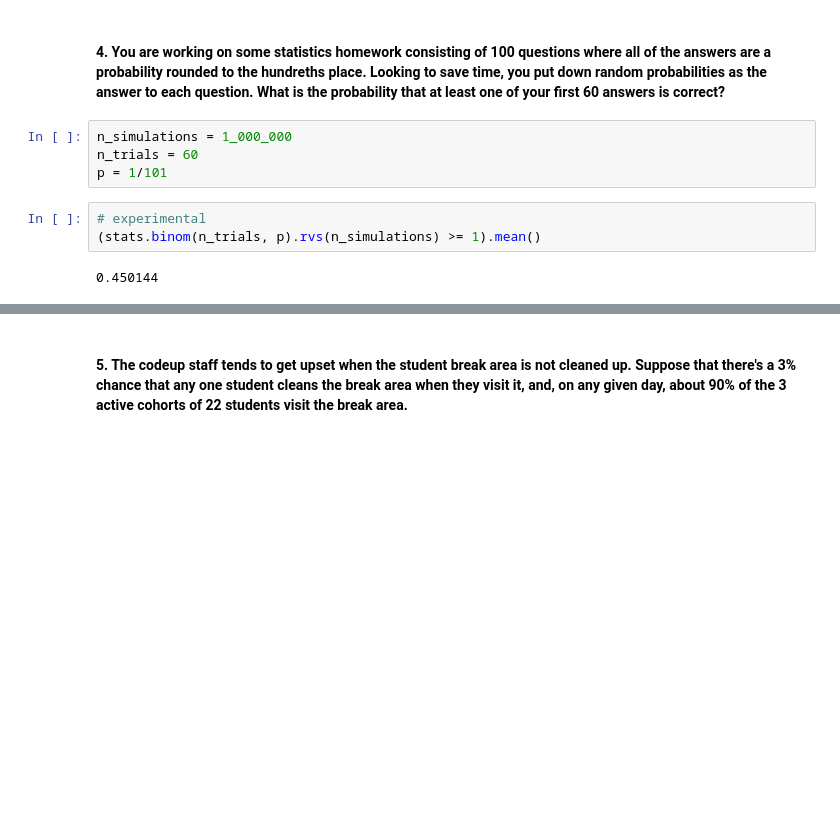
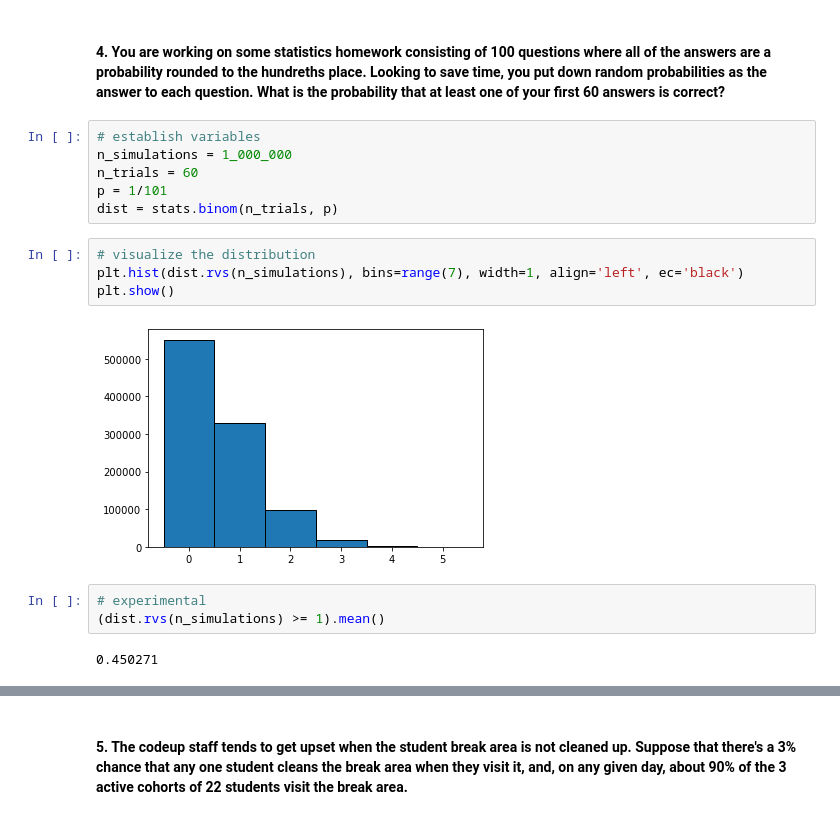
Before and after one commit to bensmith07/statistics-exercises, a Jupyter notebook: probability_distributions.ipynb, the cells around one changed output, grey strips where cells are left out. Drawn from its saved outputs; the diff is of its cells as text; blank space fills up the shorter version.

```diff
--- a/probability_distributions.ipynb
+++ b/probability_distributions.ipynb
@@ -137,14 +156,22 @@ stats.binom(n_trials, p).sf(96)
 0.13975823631416445
 # %% [markdown]
 #### 4. You are working on some statistics homework consisting of 100 questions where all of the answers are a probability rounded to the hundreths place. Looking to save time, you put down random probabilities as the answer to each question. What is the probability that at least one of your first 60 answers is correct?
-# %%
-n_simulations = 1_000_000
-n_trials = 60
-p = 1/101
-# %%
-# experimental
-(stats.binom(n_trials, p).rvs(n_simulations) >= 1).mean()
-# %% [output]
-0.450144
+# %%
+# establish variables
+n_simulations = 1_000_000
+n_trials = 60
+p = 1/101
+dist = stats.binom(n_trials, p)
+# %%
+# visualize the distribution
+plt.hist(dist.rvs(n_simulations), bins=range(7), width=1, align='left', ec='black')
+plt.show()
+# %% [output]
+[figure, added]
+# %%
+# experimental
+(dist.rvs(n_simulations) >= 1).mean()
+# %% [output]
+0.450271
 # %%
 # theoretical
```
Also changed, not shown: parts of 64 cells of this notebook.
